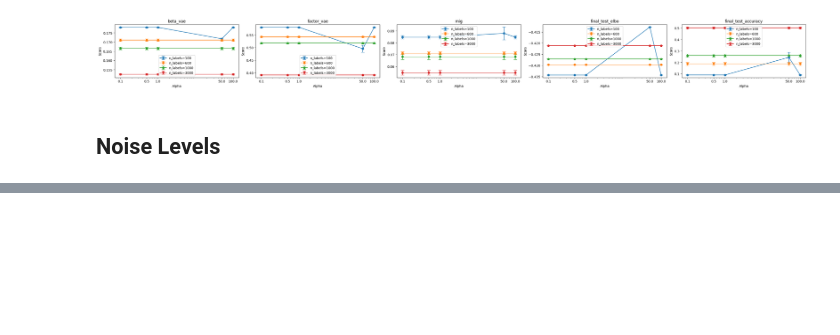
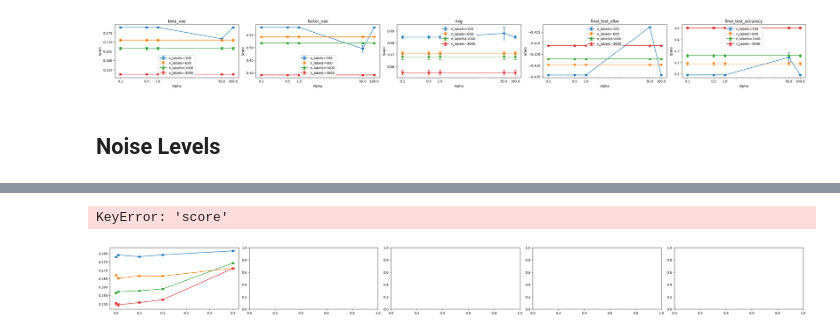
Before and after one commit to davidbhoffmann/ssvae, a Jupyter notebook: results/combined/analysis.ipynb, the cells around one changed output, grey strips where cells are left out. Drawn from its saved outputs; the diff is of its cells as text; code cells hidden in the pictures; blank space fills up the shorter version.

```diff
--- a/results/combined/analysis.ipynb
+++ b/results/combined/analysis.ipynb
@@ -100,0 +125,13 @@ plt.show()
+# %%
+import pandas as pd
+
+# 'results' is your list of dictionaries
+df = pd.json_normalize(data)
+
+# Select grouping keys and flattened disentanglement metrics
+group_cols = ['n_labels', 'corruption_rate', 'alpha']
+metric_cols = [c for c in df.columns if c.startswith('disentanglement_metrics')] + ['final_test_elbo', 'final_test_accuracy']
+
+# Aggregate with mean and std
+summary_df = df.groupby(group_cols)[metric_cols].agg(['mean', 'var'])
+summary_df
@@ -100,0 +158,39 @@ plt.show()
+# %%
+import matplotlib.pyplot as plt
+
+# Flatten MultiIndex columns (e.g., ('metric', 'mean') -> 'metric_mean')
+summary_df_flat = summary_df.copy()
+summary_df_flat.columns = ['_'.join(col).strip() for col in summary_df_flat.columns.values]
+df_plot = summary_df_flat.reset_index()
+
+# Identify unique metrics
+metrics = [c.replace('_mean', '') for c in df_plot.columns if c.endswith('_mean')]
+
+# Create subplots
+fig, axes = plt.subplots(1, len(metrics), figsize=(6 * len(metrics), 3), constrained_layout=True)
+if len(metrics) == 1: axes = [axes]
+
+for ax, metric in zip(axes, metrics):
+    for n_label, grp in df_plot.groupby('n_labels'):
+        ax.errorbar(
+            grp['corruption_rate'],
+            grp[f'{metric}_mean'],
+            yerr=grp[f'{metric}_var'],
+            label=f'n_labels={n_label}',
+            capsize=5,
+            marker='o'
+        )
+    # ax.set_xscale('log')
+    corruption_rates = sorted(df_plot['corruption_rate'].unique())
+    x_pos = range(len(corruption_rates))
+    ax.set_xticks(x_pos)
+    ax.set_xticklabels(corruption_rates)
+    ax.set_xlabel('Corruption Rate')
+    ax.set_ylabel('Score')
+    ax.set_title(metric.split('.')[-1])
+    ax.legend()
+
+plt.show()
+# %% [output]
+KeyError: 'score'
+[figure, added]
```
Also changed, not shown: parts of 7 cells of this notebook, 53 other files.
